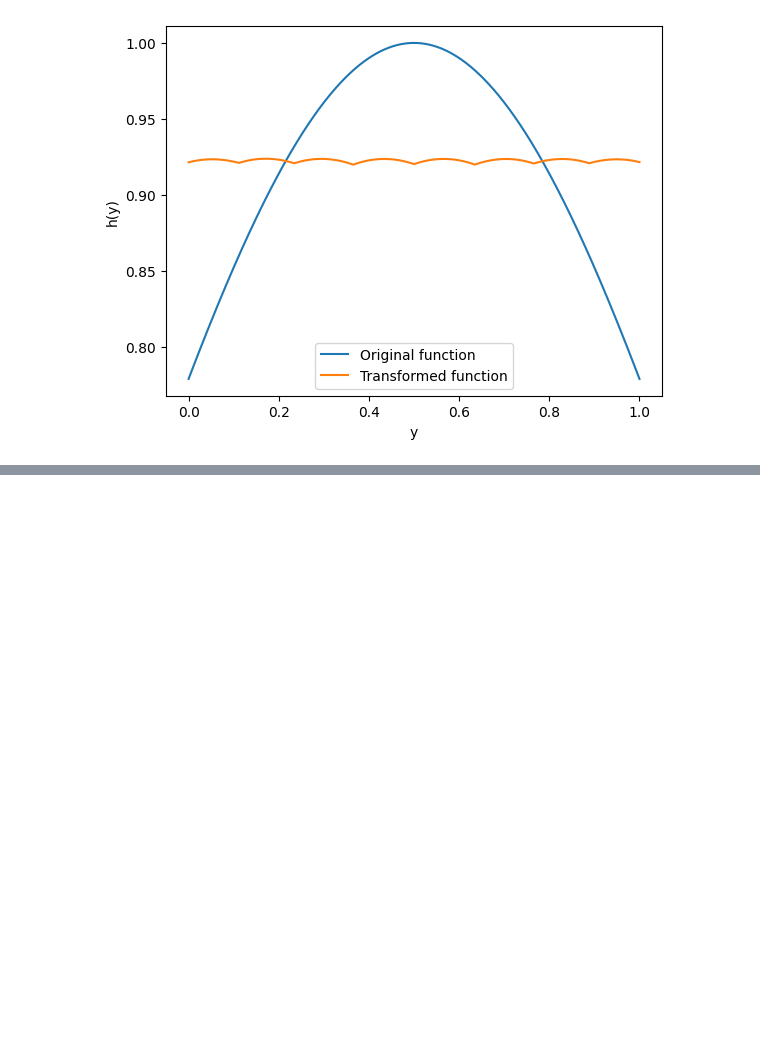
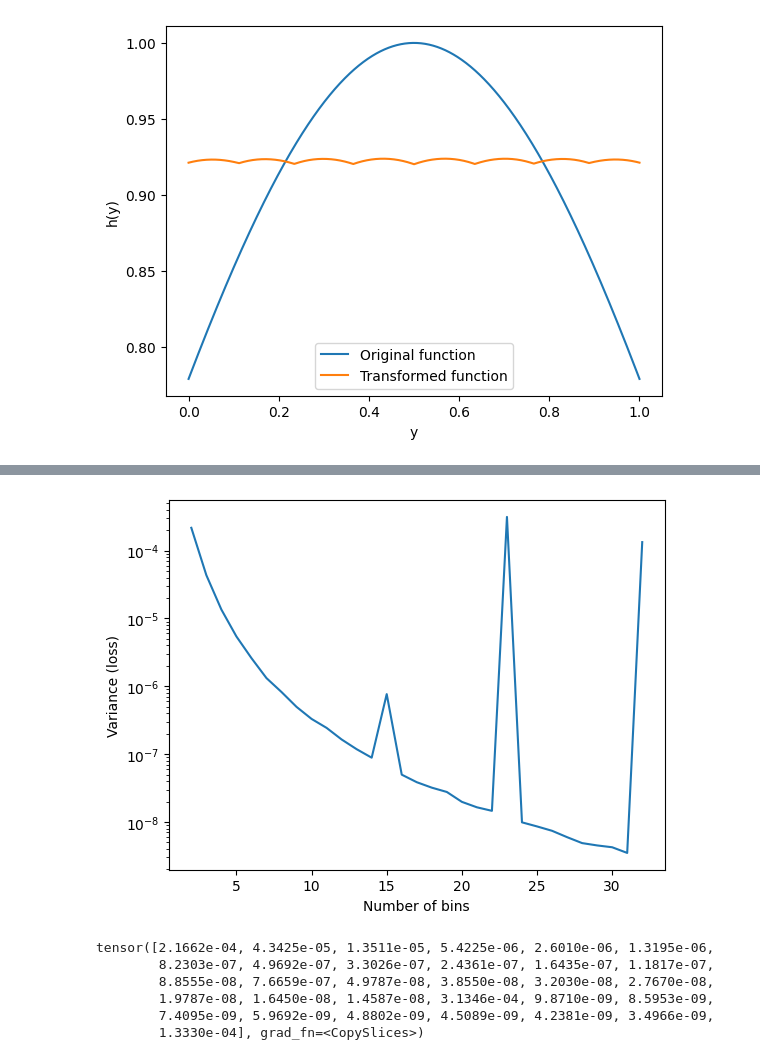
Before and after one commit to alracey/level4-project, a Jupyter notebook: piecewise_quadratic_1d_pytorch.ipynb, the cells around one changed output, grey strips where cells are left out. Saved outputs shown, nothing was run; the diff lists cells and outputs as text; code cells hidden in the pictures; blank space fills up the shorter version.

```diff
--- a/piecewise_quadratic_1d_pytorch.ipynb
+++ b/piecewise_quadratic_1d_pytorch.ipynb
@@ -505,0 +565,18 @@ plt.show()
+# %%
+#plotting
+
+plt.figure()
+plt.plot(Ks, vars.detach().numpy()) # Detach and convert to numpy for plotting
+plt.xlabel('Number of bins')
+plt.ylabel('Variance (loss)')
+plt.yscale('log')
+plt.show()
+print(vars)   #check accuracy
+# %% [output]
+[figure, added]
+tensor([2.1662e-04, 4.3425e-05, 1.3511e-05, 5.4225e-06, 2.6010e-06, 1.3195e-06,
+        8.2303e-07, 4.9692e-07, 3.3026e-07, 2.4361e-07, 1.6435e-07, 1.1817e-07,
+        8.8555e-08, 7.6659e-07, 4.9787e-08, 3.8550e-08, 3.2030e-08, 2.7670e-08,
+        1.9787e-08, 1.6450e-08, 1.4587e-08, 3.1346e-04, 9.8710e-09, 8.5953e-09,
+        7.4095e-09, 5.9692e-09, 4.8802e-09, 4.5089e-09, 4.2381e-09, 3.4966e-09,
+        1.3330e-04], grad_fn=<CopySlices>)
```
Also changed, not shown: parts of 23 cells of this notebook.
